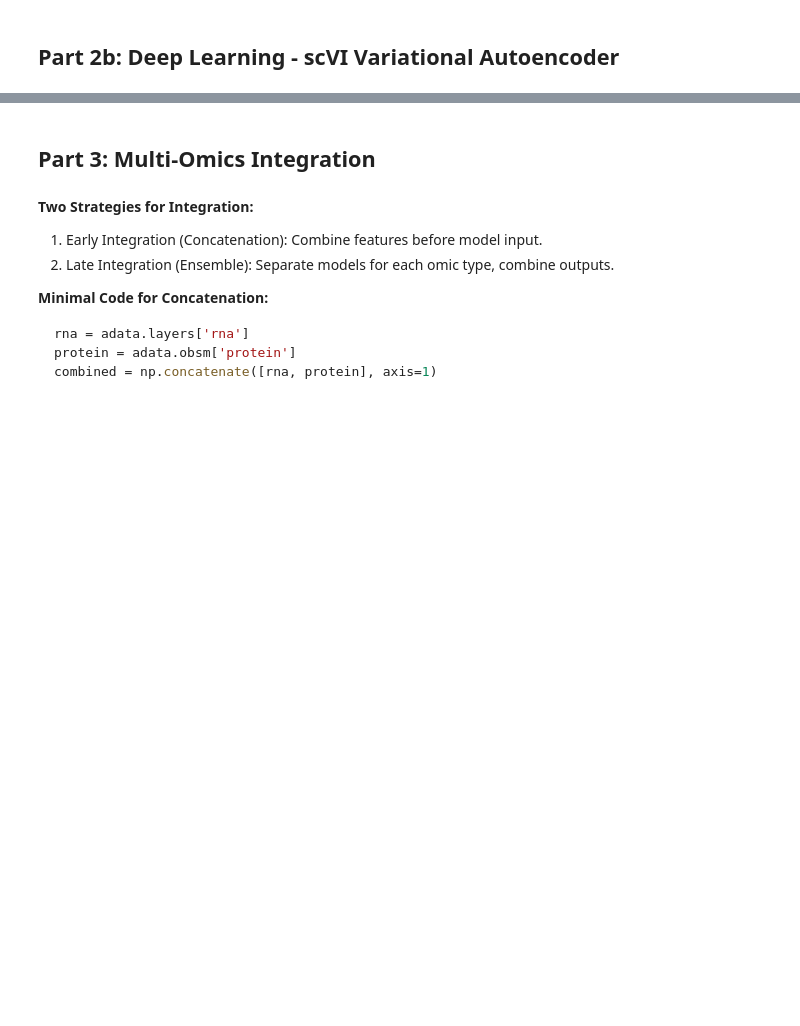
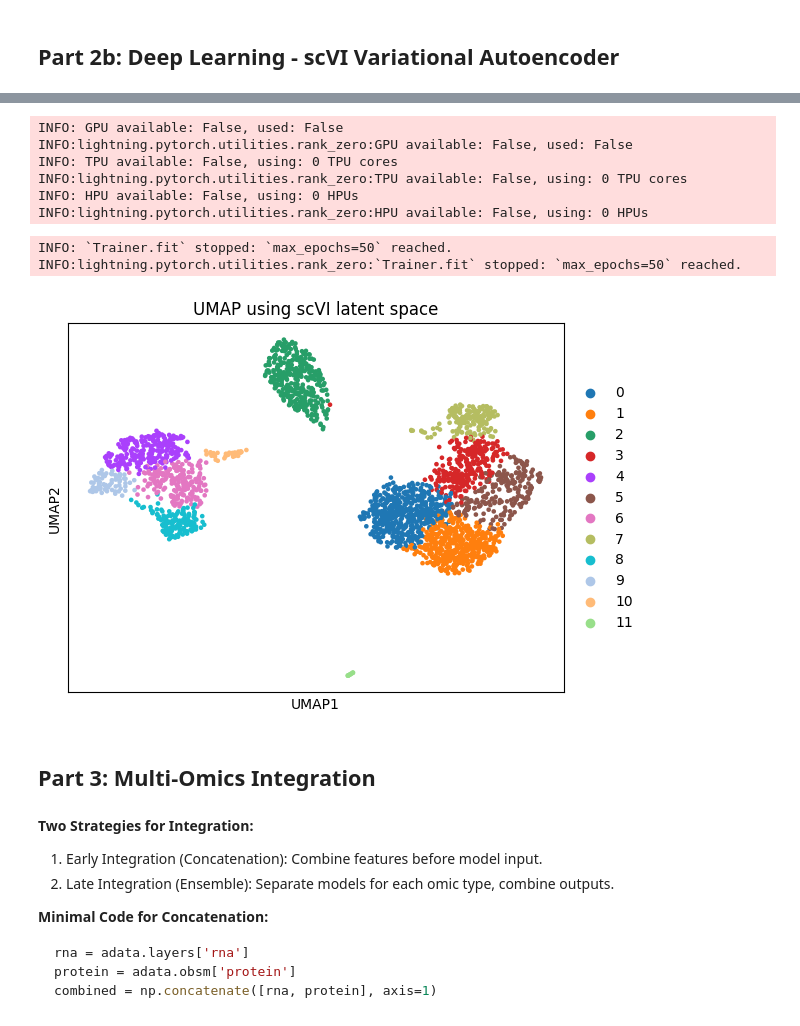
Before and after one commit to vasighiz/bio-dl-test, a Jupyter notebook: solution.ipynb, the cells around one changed output, grey strips where cells are left out. Drawn from its saved outputs; the diff is of its cells as text; code cells hidden in the pictures; blank space fills up the shorter version.

```diff
--- a/solution.ipynb
+++ b/solution.ipynb
@@ -121,3 +144,39 @@ sc.pl.umap(adata, color="leiden", title="UMAP of scVI Latent Space")
+# %%
+import scanpy as sc
+import scvi
+
+# Load PBMC dataset and subset for quick testing
+adata = sc.datasets.pbmc3k()
+adata = adata.raw.to_adata() if adata.raw else adata.copy()
+
+# IMPORTANT: scvi expects raw counts, so don't normalize or log
+# Remove cells/genes with zero total counts
+sc.pp.filter_cells(adata, min_counts=1)
+sc.pp.filter_genes(adata, min_counts=1)
+
+# Setup for scvi
+scvi.model.SCVI.setup_anndata(adata)
+
+# Train model
+vae = scvi.model.SCVI(adata)
+vae.train(max_epochs=50)
+
+# Get latent space and visualize
+adata.obsm["X_scVI"] = vae.get_latent_representation()
+sc.pp.neighbors(adata, use_rep="X_scVI")
+sc.tl.umap(adata)
+sc.tl.leiden(adata)
+sc.pl.umap(adata, color="leiden", title="UMAP using scVI latent space")
+# %% [output]
+INFO: GPU available: False, used: False
+INFO:lightning.pytorch.utilities.rank_zero:GPU available: False, used: False
+INFO: TPU available: False, using: 0 TPU cores
+INFO:lightning.pytorch.utilities.rank_zero:TPU available: False, using: 0 TPU cores
+INFO: HPU available: False, using: 0 HPUs
+INFO:lightning.pytorch.utilities.rank_zero:HPU available: False, using: 0 HPUs
+INFO: `Trainer.fit` stopped: `max_epochs=50` reached.
+INFO:lightning.pytorch.utilities.rank_zero:`Trainer.fit` stopped: `max_epochs=50` reached.
+[figure, added]
 # %% [markdown]
 ##  Part 3: Multi-Omics Integration
 # %% [markdown]
```
Also changed, not shown: parts of 9 cells of this notebook.
